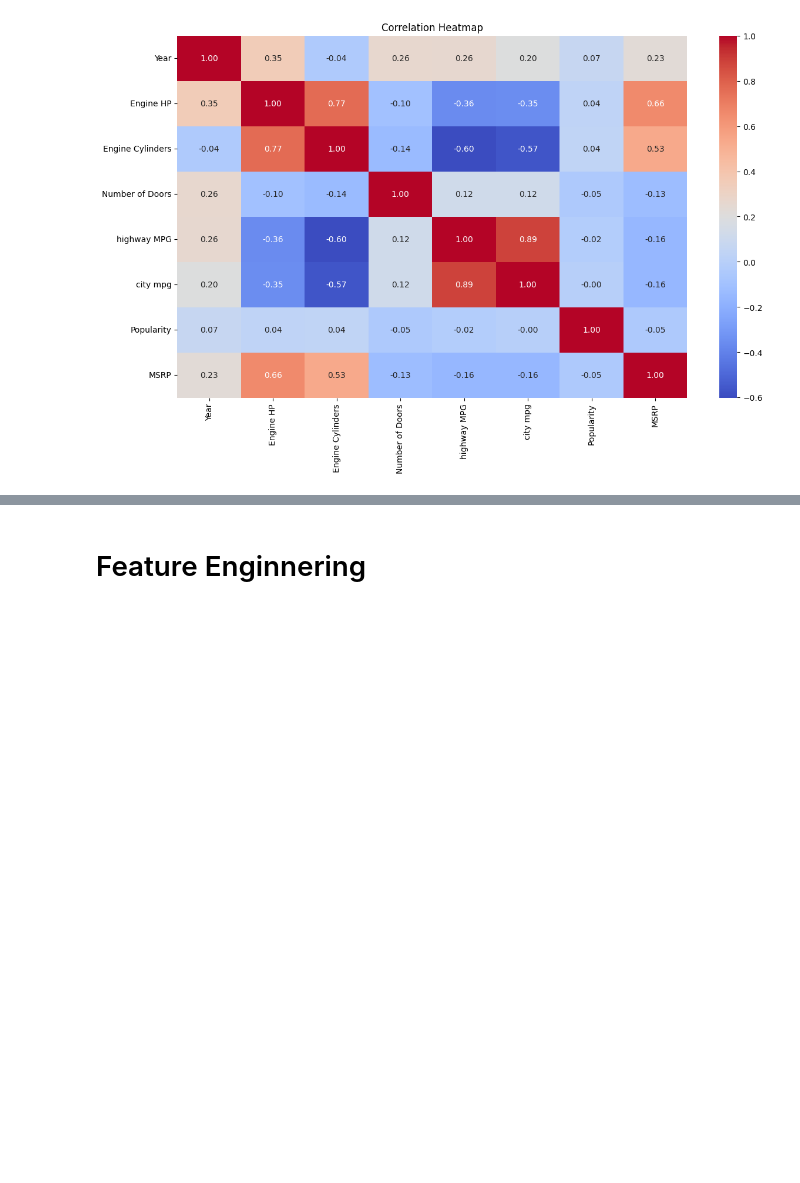
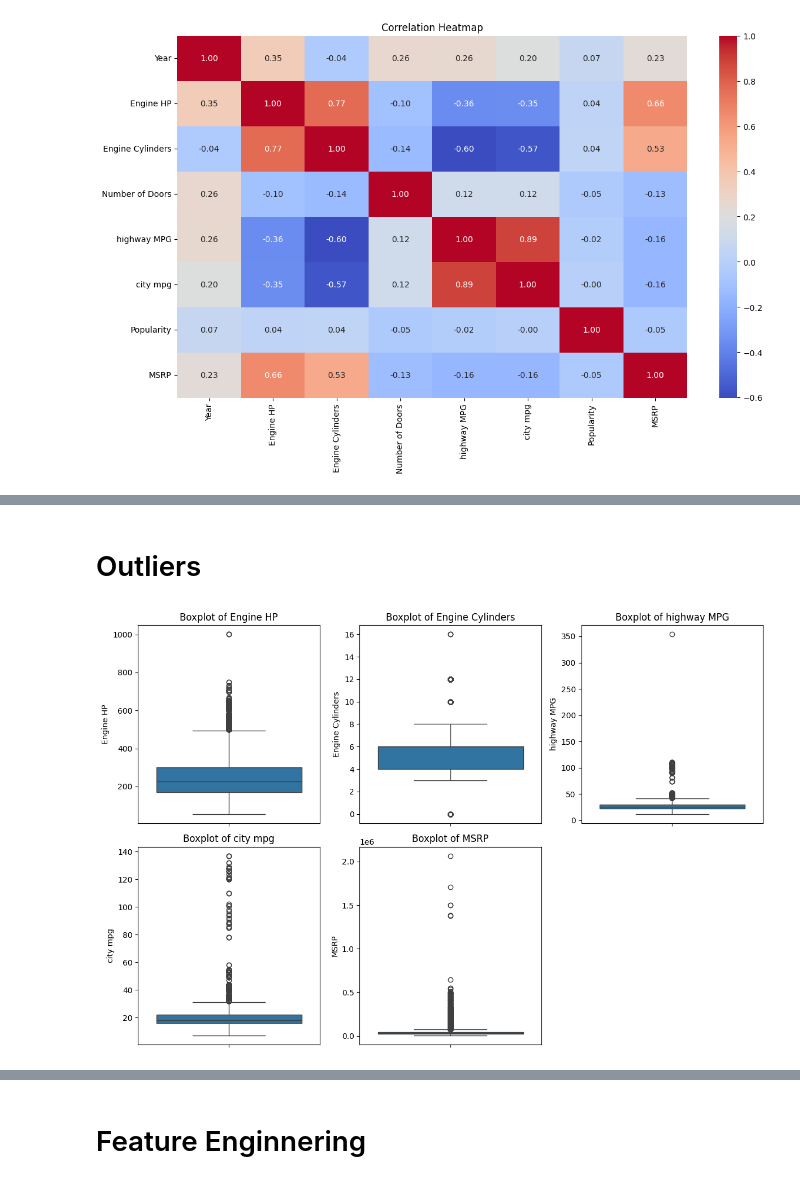
Before and after one commit to Abdelrazekk04/Car-Prediction-Data-Analysis-Project, a Jupyter notebook: Project.ipynb, the cells around one changed output, grey strips where cells are left out. Drawn from its saved outputs; the diff is of its cells as text; code cells hidden in the pictures; blank space fills up the shorter version.

```diff
--- a/Project.ipynb
+++ b/Project.ipynb
@@ -251,3 +259,22 @@ plt.show()
 #MSRP Is affected by Engine HP, Engine Cylinders
 #Engine HP Is affected by Engine Cylinders
 df.drop('highway MPG',axis=1,inplace=True)
+# %% [markdown]
+# Outliers
+# %%
+import matplotlib.pyplot as plt
+import seaborn as sns
+
+# Select numerical columns to visualize
+num_cols = ["Engine HP", "Engine Cylinders", "highway MPG", "city mpg", "MSRP"]
+
+plt.figure(figsize=(12, 8))
+for i, col in enumerate(num_cols, 1):
+    plt.subplot(2, 3, i)
+    sns.boxplot(y=df[col])
+    plt.title(f"Boxplot of {col}")
+
+plt.tight_layout()
+plt.show()
+# %% [output]
+[figure, added]
```
Also changed, not shown: parts of 16 cells of this notebook, 1 other file.
